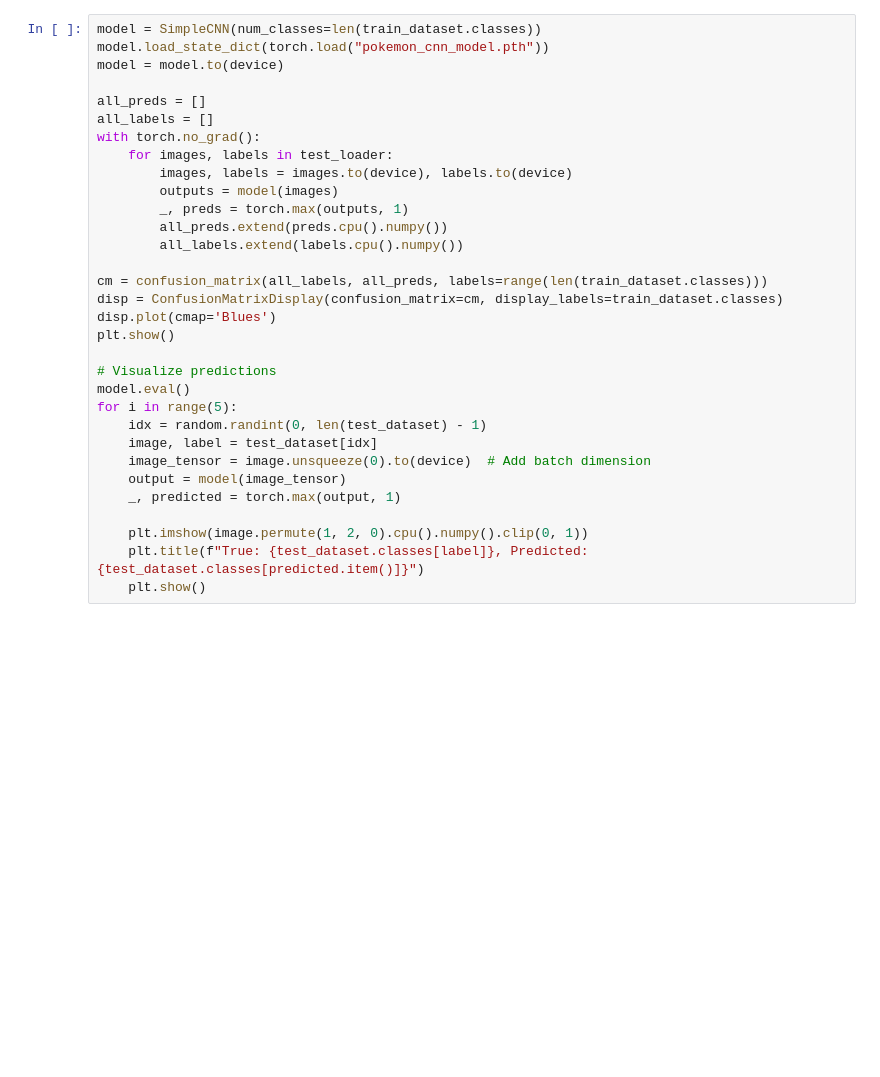
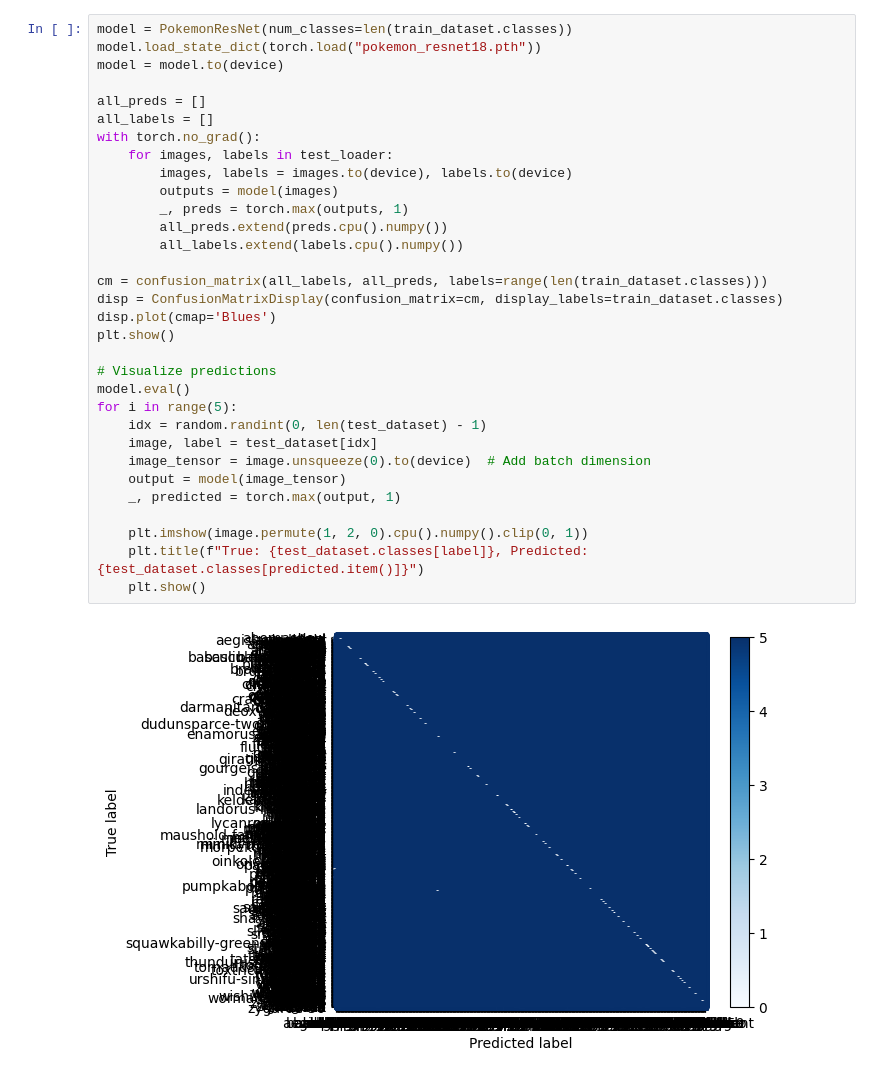
Before and after one commit to TobiasEnglund/Pokemon-Classifier, a Jupyter notebook: visual.ipynb, the cells around one changed output. Drawn from its saved outputs; the diff is of its cells as text; blank space fills up the shorter version.

Commit message:
Updated train, silly, and visual, with the new ResNet model

```diff
--- a/visual.ipynb
+++ b/visual.ipynb
@@ -9,34 +9,36 @@ print(device)
 # %% [output]
 cuda
 # %%
-model = SimpleCNN(num_classes=len(train_dataset.classes))
-model.load_state_dict(torch.load("pokemon_cnn_model.pth"))
+model = PokemonResNet(num_classes=len(train_dataset.classes))
+model.load_state_dict(torch.load("pokemon_resnet18.pth"))
 model = model.to(device)
 
 all_preds = []
 all_labels = []
 with torch.no_grad():
     for images, labels in test_loader:
         images, labels = images.to(device), labels.to(device)
         outputs = model(images)
         _, preds = torch.max(outputs, 1)
         all_preds.extend(preds.cpu().numpy())
         all_labels.extend(labels.cpu().numpy())
 
 cm = confusion_matrix(all_labels, all_preds, labels=range(len(train_dataset.classes)))
 disp = ConfusionMatrixDisplay(confusion_matrix=cm, display_labels=train_dataset.classes)
 disp.plot(cmap='Blues')
 plt.show()
 
 # Visualize predictions
 model.eval()
 for i in range(5):
     idx = random.randint(0, len(test_dataset) - 1)
     image, label = test_dataset[idx]
     image_tensor = image.unsqueeze(0).to(device)  # Add batch dimension
     output = model(image_tensor)
     _, predicted = torch.max(output, 1)
 
     plt.imshow(image.permute(1, 2, 0).cpu().numpy().clip(0, 1))
     plt.title(f"True: {test_dataset.classes[label]}, Predicted: {test_dataset.classes[predicted.item()]}")
     plt.show()
+# %% [output]
+[figure, added]
```
Also changed, not shown: parts of 2 cells of this notebook, 2 other files.
